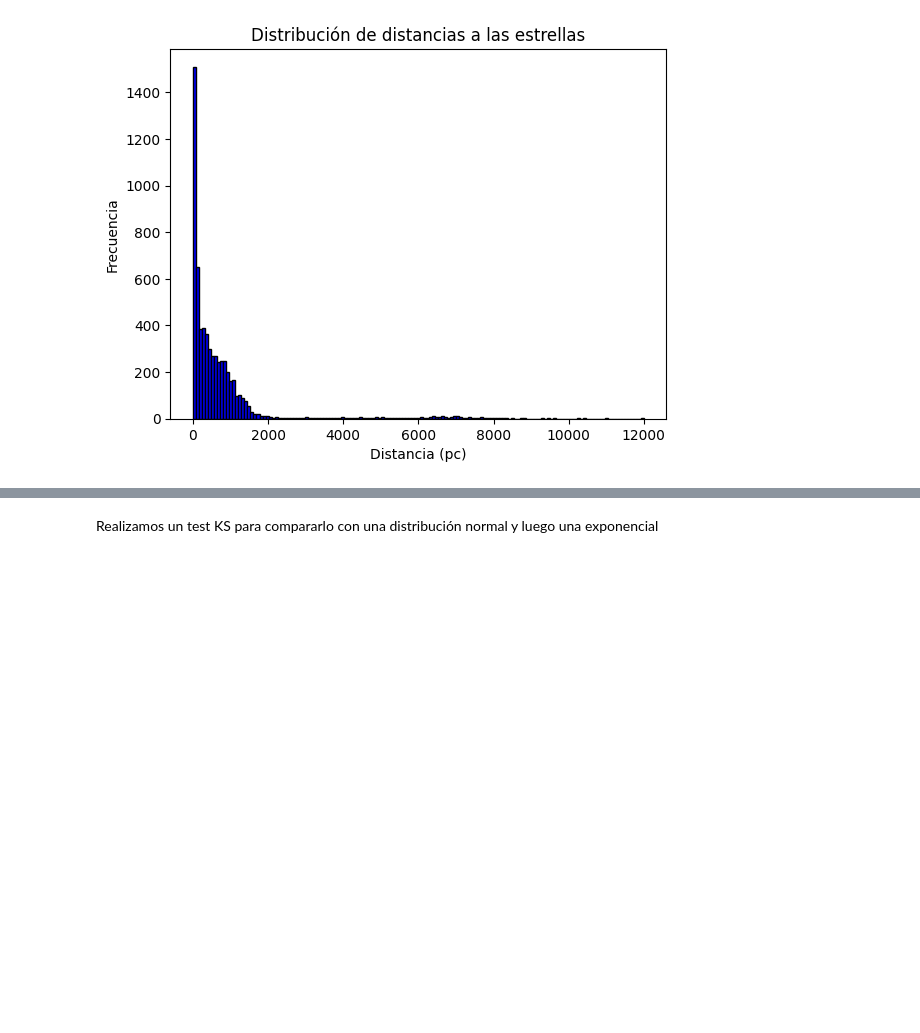
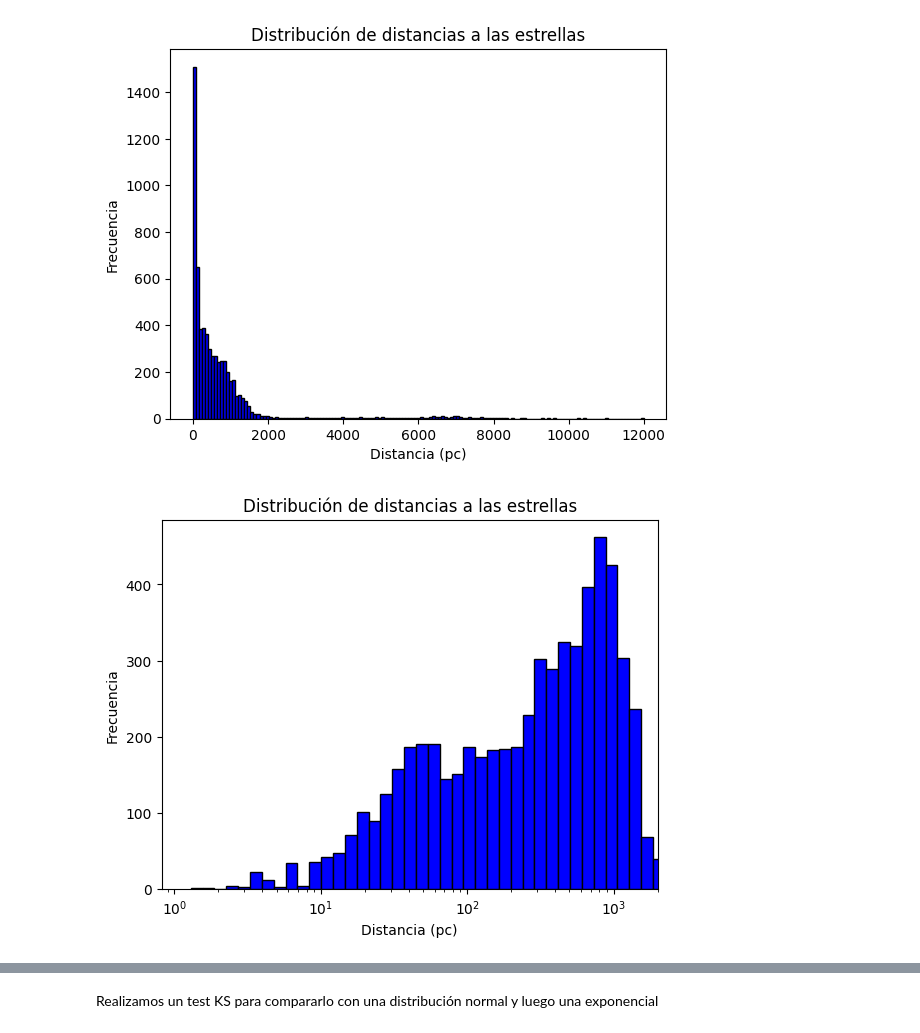
Before and after one commit to HombreRo12/Astromet_2024, a Jupyter notebook: Tp3/Exoplanetas.ipynb, the cells around one changed output, grey strips where cells are left out. Cells and saved outputs as stored; diff of their text form; code cells hidden in the pictures; blank space fills up the shorter version.

```diff
--- a/Tp3/Exoplanetas.ipynb
+++ b/Tp3/Exoplanetas.ipynb
@@ -133,3 +133,14 @@ plt.ylabel('Frecuencia')
 plt.show()
 # %% [output]
 [figure]
+# %%
+distancia = datos['star_distance']
+plt.hist(distancia, color='blue', edgecolor='black', bins=np.logspace(np.log10(distancia.min()), np.log10(distancia.max()), 50))
+plt.xscale('log')
+plt.title('Distribución de distancias a las estrellas')
+plt.xlabel('Distancia (pc)')
+plt.ylabel('Frecuencia')
+plt.xlim(0, 2000)
+plt.show()
+# %% [output]
+[figure, added]
```
Also changed, not shown: parts of 4 cells of this notebook.
